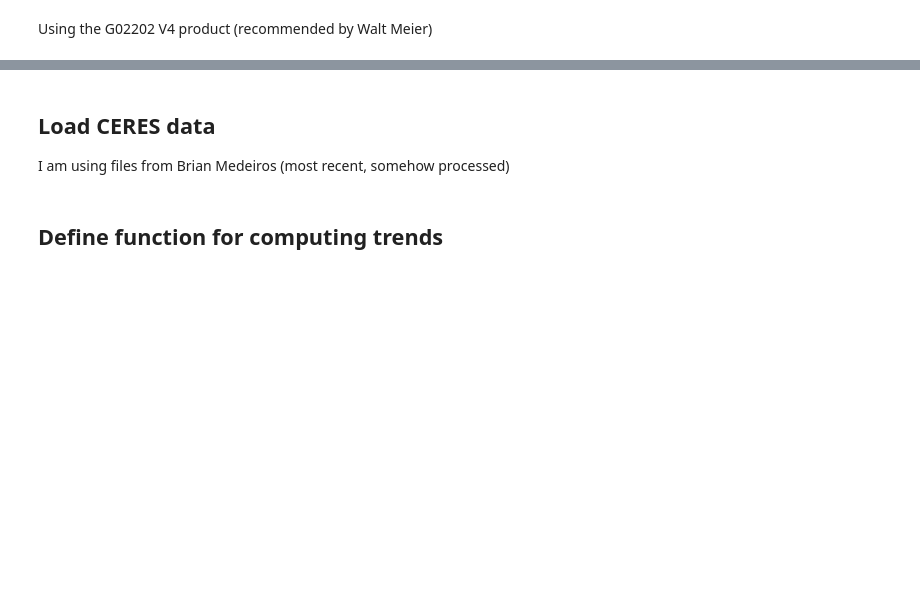
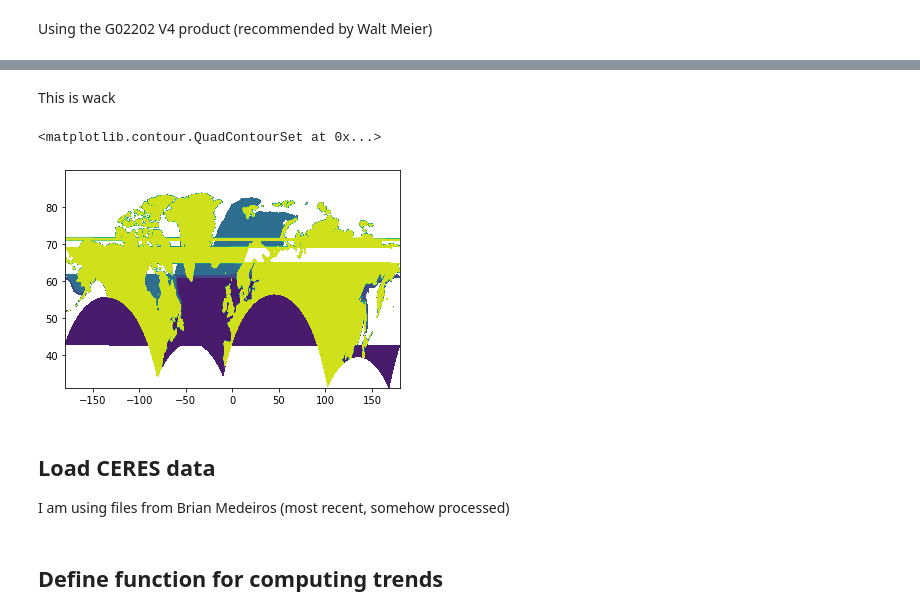
Before and after one commit to jshaw35/spectral_ice, a Jupyter notebook: figure1/testbed.ipynb, the cells around one changed output, grey strips where cells are left out. Saved outputs shown, nothing was run; the diff lists cells and outputs as text; code cells hidden in the pictures; blank space fills up the shorter version.

```diff
--- a/figure1/testbed.ipynb
+++ b/figure1/testbed.ipynb
@@ -113,3 +105,10 @@ g02202_test['cdr_seaice_conc_monthly'].plot()
+# %% [markdown]
+This is wack
+# %%
+plt.contourf(g02202_ancilliary['longitude'],g02202_ancilliary['latitude'],g02202_test['cdr_seaice_conc_monthly'][0])
+# %% [output]
+<matplotlib.contour.QuadContourSet at 0x...>
+[figure, added]
 # %% [markdown]
 ## Load CERES data
 
```
Also changed, not shown: parts of 23 cells of this notebook, 1 other file.
